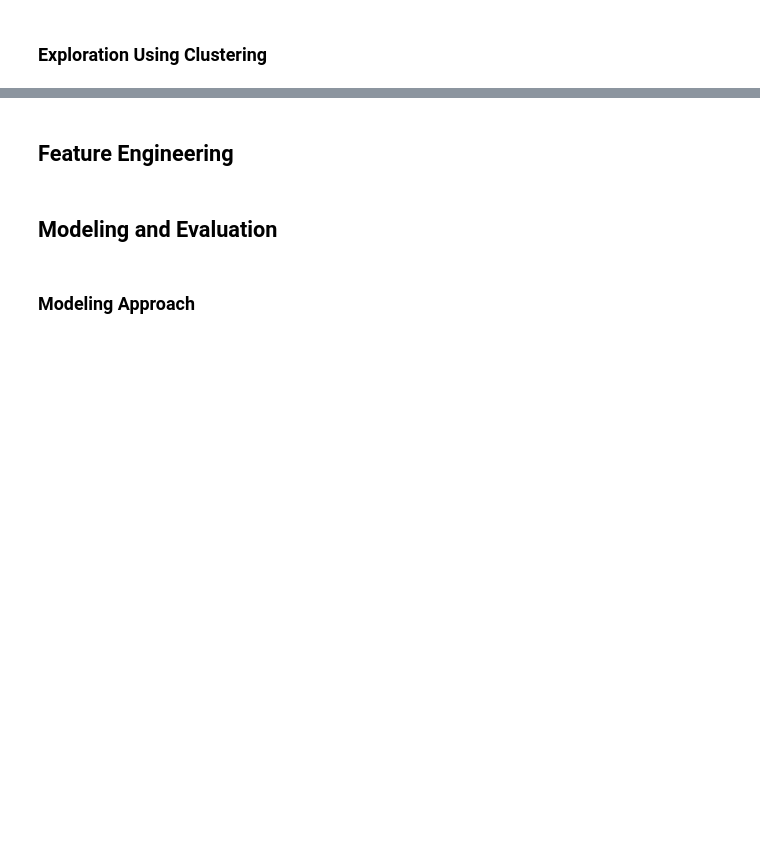
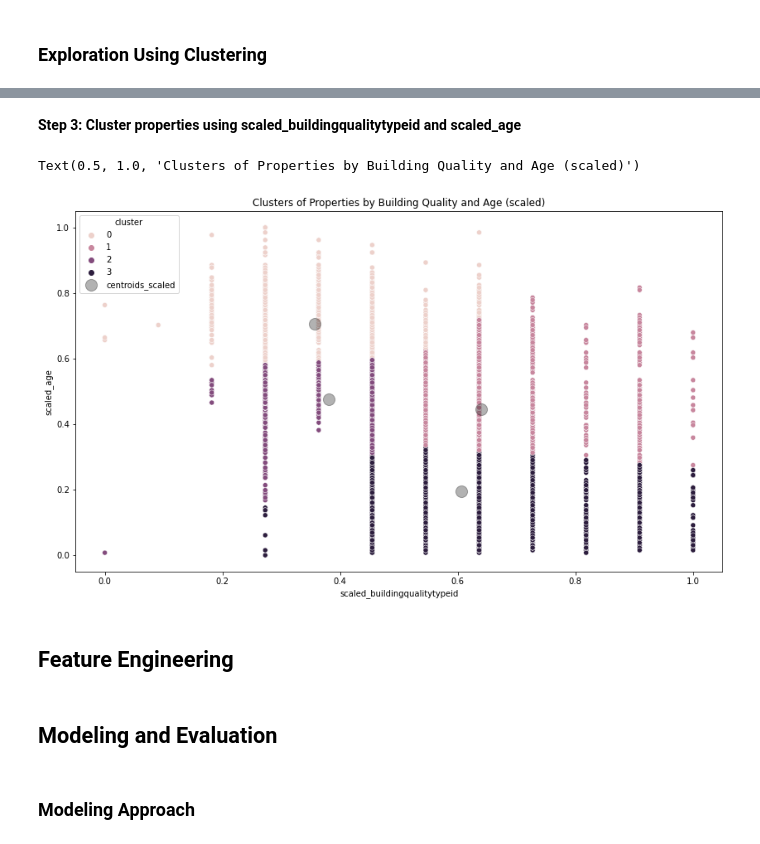
Before and after one commit to Gabriela-and-Justin/Zillow-Clustering-Project, a Jupyter notebook: Final_Report_Zillow.ipynb, the cells around one changed output, grey strips where cells are left out. Saved outputs shown, nothing was run; the diff lists cells and outputs as text; code cells hidden in the pictures; blank space fills up the shorter version.

```diff
--- a/Final_Report_Zillow.ipynb
+++ b/Final_Report_Zillow.ipynb
@@ -139,0 +380,7 @@ df.head(1)
+# %%
+#Create LA County Dataframe
+df_la = df[df.LA == 1].drop(columns = ['LA', 'Ventura', 'Orange'])
+
+#Preview the shape of the acquired dataframe
+table = [['Dataframe Name', '# of rows', '# of cols'], ['df', df_la.shape[0], df_la.shape[1]]]
+print(tabulate(table, headers='firstrow', tablefmt='fancy_grid'))
@@ -139,0 +422,6 @@ df.head(1)
+# %%
+#Set X_train to X[0] (Partitions[1] = X_train = X[0])
+X_train = X[0]
+
+#Confirm Scaled Columns are in X_train
+X_train.columns
@@ -140,3 +441,39 @@ df.head(1)
+# %% [markdown]
+**Step 3: Cluster properties using scaled_buildingqualitytypeid and scaled_age**
+# %%
+# define independent variables for k-means
+X = X_train[['scaled_buildingqualitytypeid', 'scaled_age']]
+
+#define the thing
+kmeans = KMeans(n_clusters=4)
+
+# fit the thing
+kmeans.fit(X)
+
+# Use (predict using) the thing
+kmeans.predict(X)
+
+# make a new column names cluster in X_train and X[0] dataframe
+X_train['cluster'] = kmeans.predict(X)
+
+# Cluster Centers aka centroids - THE OUTPUT IS SCALED
+kmeans.cluster_centers_
+
+# Make a dataframe of the Centroids for visualization
+centroids_scaled = pd.DataFrame(kmeans.cluster_centers_, columns = X.columns)
+
+#Plot the clusters and centroids
+plt.figure(figsize=(14,8))
+
+sns.scatterplot(x='scaled_buildingqualitytypeid', y='scaled_age', data=X_train, hue='cluster')
+
+# plot cluster centers (centroids)
+centroids_scaled.plot.scatter(x='scaled_buildingqualitytypeid', y='scaled_age', ax=plt.gca(), color='k', alpha = 0.3, s = 200, marker = 'o', label = 'centroids_scaled')
+
+plt.title('Clusters of Properties by Building Quality and Age (scaled)')
+# %% [output]
+Text(0.5, 1.0, 'Clusters of Properties by Building Quality and Age (scaled)')
+[figure, added]
 # %% [markdown]
 ## Feature Engineering
 # %% [markdown]
```
Also changed, not shown: parts of 33 cells of this notebook.
